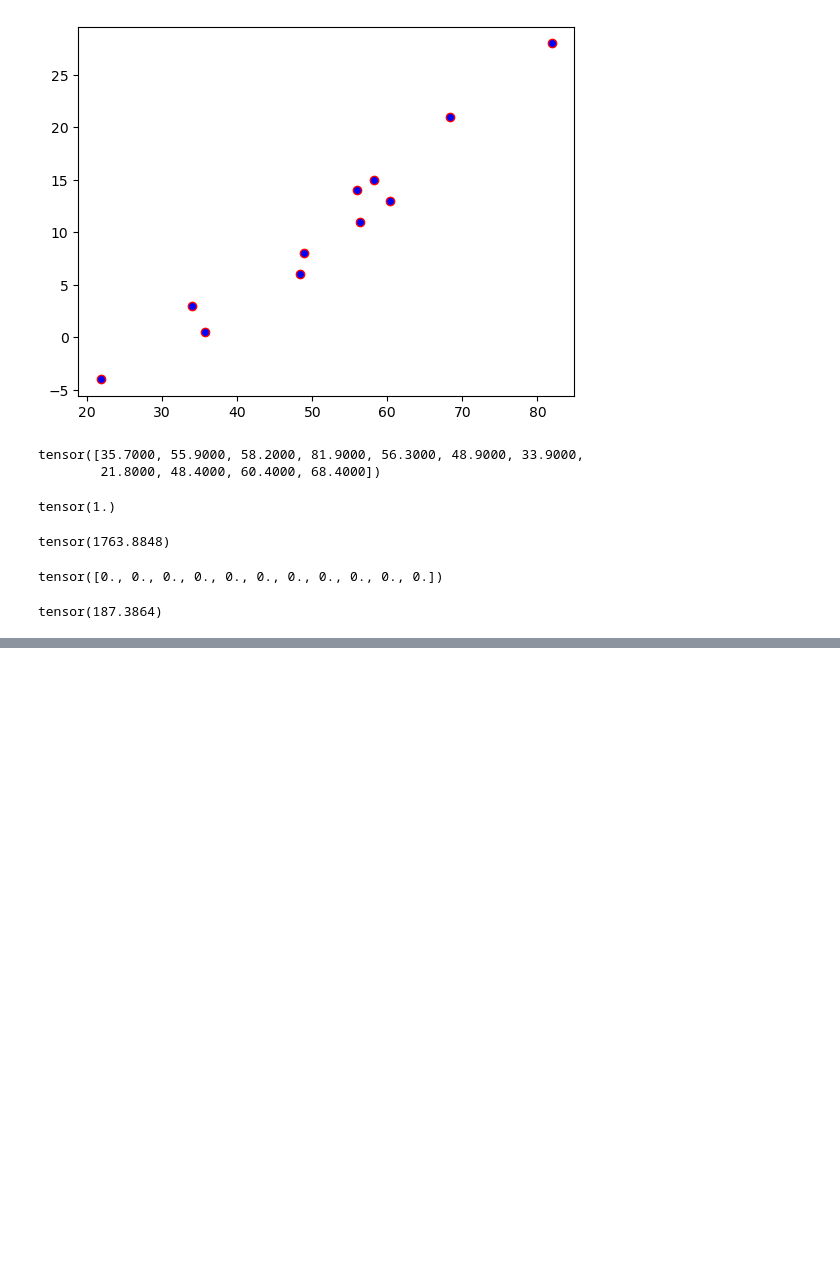
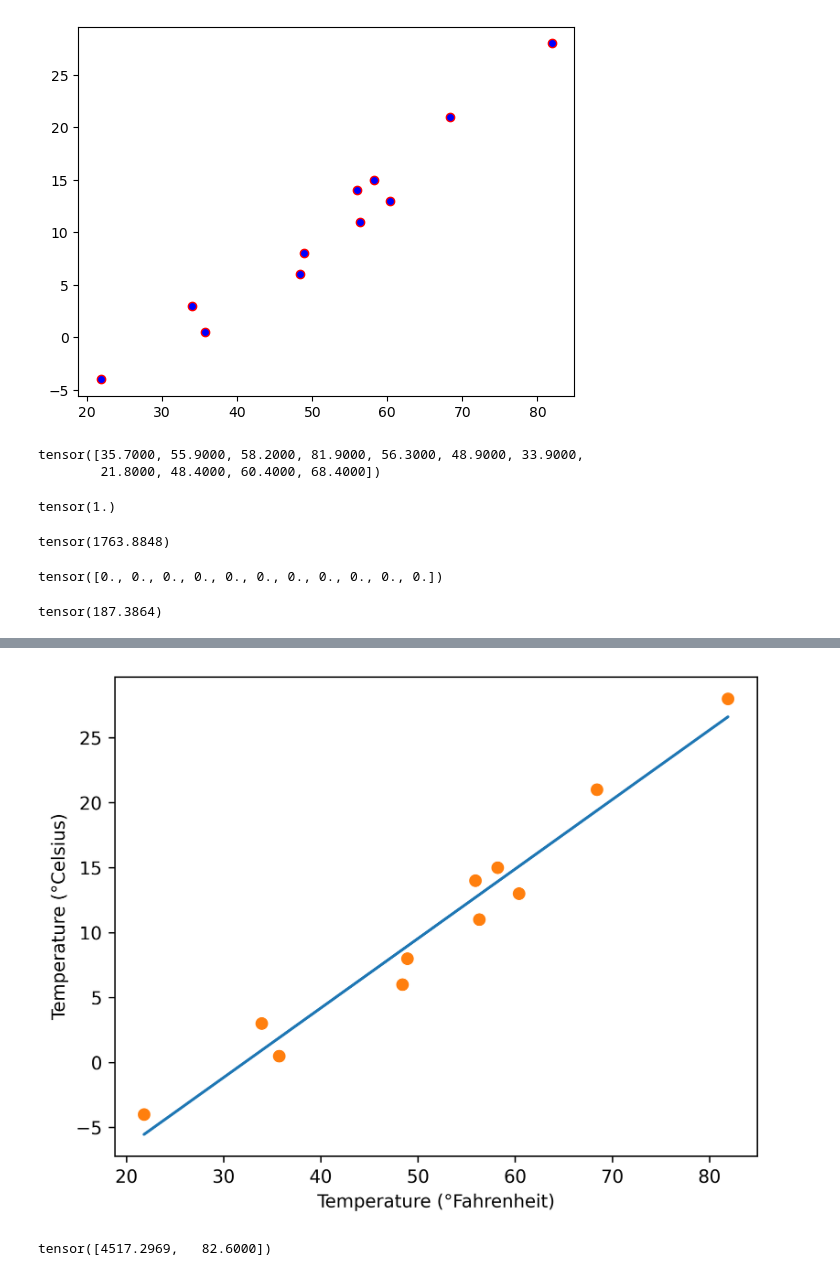
Before and after one commit to Kidand/deep-learning-practice, a Jupyter notebook: 3.neural_network/11-温度计转换.ipynb, the cells around one changed output, grey strips where cells are left out. Drawn from its saved outputs; the diff is of its cells as text; code cells hidden in the pictures; blank space fills up the shorter version.

```diff
--- a/3.neural_network/11-温度计转换.ipynb
+++ b/3.neural_network/11-温度计转换.ipynb
@@ -60,0 +94,11 @@ tensor(187.3864)
+# %%
+# 训练模型
+def training_loop(n_epochs, learning_rate, params, t_u, t_c):
+    for epoch in range(1, n_epochs + 1):
+        w, b = params
+        t_p = model(t_u, w, b)
+        loss = loss_fn(t_p, t_c)
+        grad = grad_fn(t_u, t_c, t_p, w, b)
+        params = params - learning_rate * grad
+        print('Epoch %d, Loss %f' % (epoch, float(loss)))
+    return params
@@ -60,0 +134,10 @@ tensor(187.3864)
+# %%
+# 简单归一化
+t_un = 0.1 * t_u
+training_loop(
+    n_epochs=100,
+    learning_rate=1e-2,
+    params=torch.tensor([1.0, 0.0]),
+    t_u=t_un,
+    t_c=t_c
+)
@@ -60,0 +163,9 @@ tensor(187.3864)
+# %%
+# 使用超参数优化模型效果
+params = training_loop(
+    n_epochs=3000,
+    learning_rate=1e-2,
+    params=torch.tensor([1.0, 0.0]),
+    t_u=t_un,
+    t_c=t_c
+)
@@ -60,0 +190,12 @@ tensor(187.3864)
+# %%
+# 画图
+t_p = model(t_un, *params)
+fig = plt.figure(dpi=600)
+plt.xlabel("Temperature (°Fahrenheit)")
+plt.ylabel("Temperature (°Celsius)")
+plt.plot(t_u.numpy(), t_p.detach().numpy())
+plt.plot(t_u.numpy(), t_c.numpy(), 'o')
+# plt.savefig("temp_unknown_plot.png", format("png"))
+plt.show()
+# %% [output]
+[figure, added]
@@ -60,0 +205,11 @@ tensor(187.3864)
+# %%
+# 反向传播
+# 每次迭代时需要将梯度置为零
+if params.grad is not None:
+    params.grad.zero_()
+loss = loss_fn(model(t_u, *params), t_c)
+loss.backward()
+# 查看梯度
+params.grad
+# %% [output]
+tensor([4517.2969,   82.6000])
```
Also changed, not shown: parts of 13 cells of this notebook, 1 other file.
